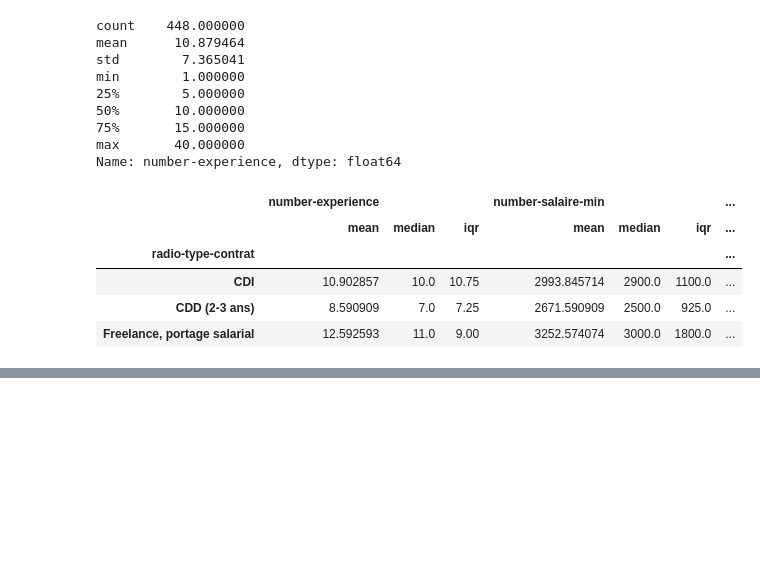
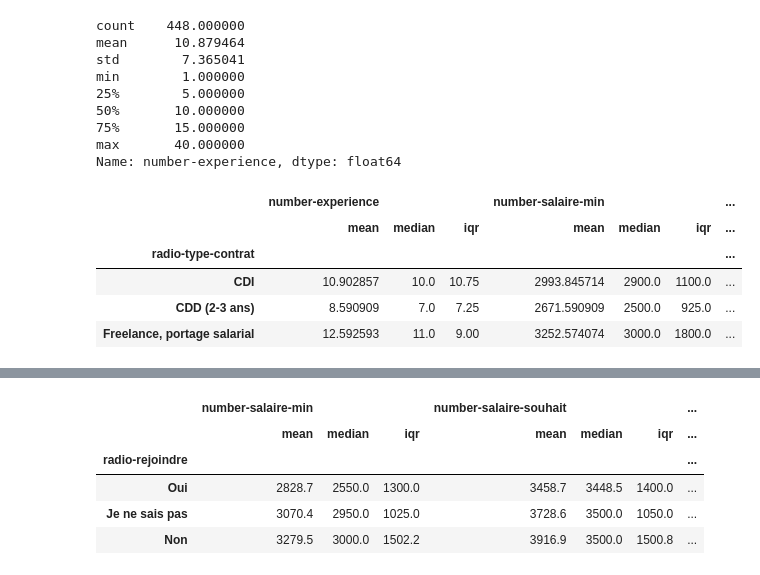
Before and after one commit to IssaBanzanKonate97/Statistiques_descriptives_et_exploratoires, a Jupyter notebook: Statistique.ipynb, the cells around one changed output, grey strips where cells are left out. Drawn from its saved outputs; the diff is of its cells as text; code cells hidden in the pictures; blank space fills up the shorter version.

```diff
--- a/Statistique.ipynb
+++ b/Statistique.ipynb
@@ -517,0 +534,9 @@ public_digital_df.groupby(["radio-type-contrat"])[["number-experience", "number-
+# %%
+public_digital_df.groupby("radio-rejoindre")[["number-salaire-min", "number-salaire-souhait", "number-experience"]].agg(["mean", "median", iqr]).round(1)
+# %% [output]
+|  | number-salaire-min |  |  | number-salaire-souhait |  |  | ... |
+|  | mean | median | iqr | mean | median | iqr | ... |
+| radio-rejoindre |  |  |  |  |  |  | ... |
+| Oui | 2828.7 | 2550.0 | 1300.0 | 3458.7 | 3448.5 | 1400.0 | ... |
+| Je ne sais pas | 3070.4 | 2950.0 | 1025.0 | 3728.6 | 3500.0 | 1050.0 | ... |
+| Non | 3279.5 | 3000.0 | 1502.2 | 3916.9 | 3500.0 | 1500.8 | ... |
```
Also changed, not shown: parts of 7 cells of this notebook.
